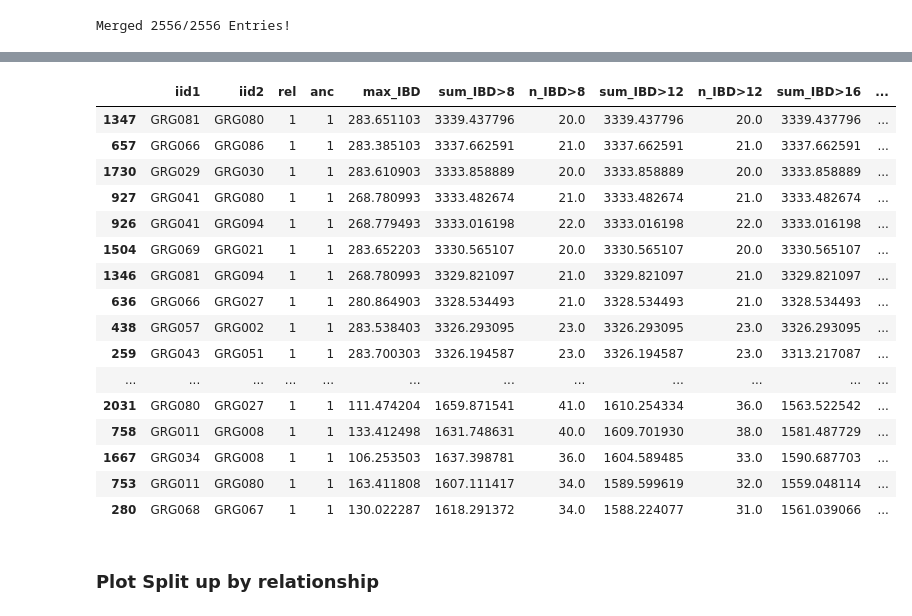
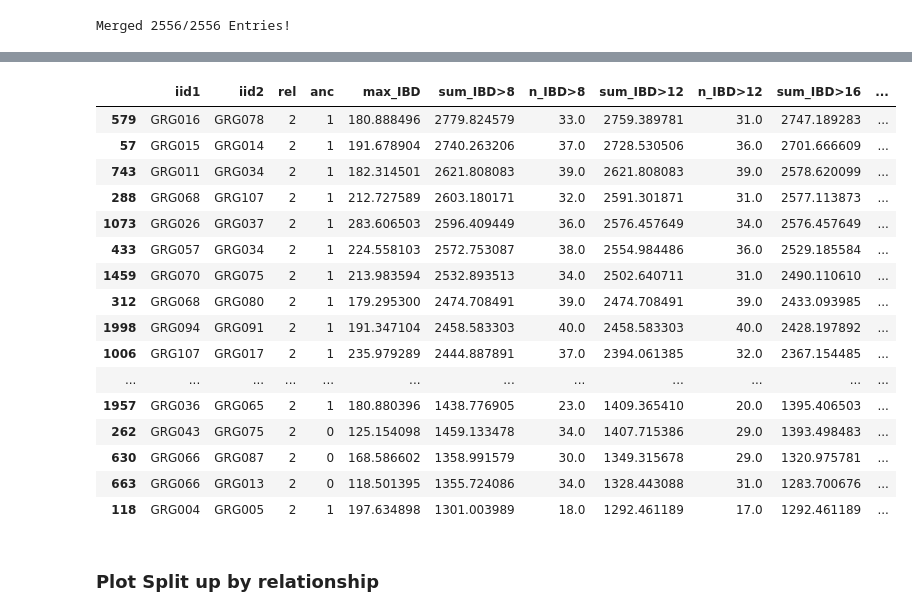
Before and after one commit to hringbauer/ibd_gurgy, a Jupyter notebook: notebooks/tree/read_tree.ipynb, the cells around one changed output, grey strips where cells are left out. Drawn from its saved outputs; the diff is of its cells as text; code cells hidden in the pictures.

```diff
--- a/notebooks/tree/read_tree.ipynb
+++ b/notebooks/tree/read_tree.ipynb
@@ -392,23 +436,23 @@ findfont: Font family ['sans-serif'] not found. Falling back to DejaVu Sans.
 # %%
-df1[df1["rel"]==1].sort_values(by="sum_IBD>12", ascending=False)[:50]
+df1[df1["rel"]==2].sort_values(by="sum_IBD>12", ascending=False)[:50]
 # %% [output]
 |  | iid1 | iid2 | rel | anc | max_IBD | sum_IBD>8 | n_IBD>8 | sum_IBD>12 | n_IBD>12 | sum_IBD>16 | ... |
-| 1347 | GRG081 | GRG080 | 1 | 1 | 283.651103 | 3339.437796 | 20.0 | 3339.437796 | 20.0 | 3339.437796 | ... |
-| 657 | GRG066 | GRG086 | 1 | 1 | 283.385103 | 3337.662591 | 21.0 | 3337.662591 | 21.0 | 3337.662591 | ... |
-| 1730 | GRG029 | GRG030 | 1 | 1 | 283.610903 | 3333.858889 | 20.0 | 3333.858889 | 20.0 | 3333.858889 | ... |
-| 927 | GRG041 | GRG080 | 1 | 1 | 268.780993 | 3333.482674 | 21.0 | 3333.482674 | 21.0 | 3333.482674 | ... |
-| 926 | GRG041 | GRG094 | 1 | 1 | 268.779493 | 3333.016198 | 22.0 | 3333.016198 | 22.0 | 3333.016198 | ... |
-| 1504 | GRG069 | GRG021 | 1 | 1 | 283.652203 | 3330.565107 | 20.0 | 3330.565107 | 20.0 | 3330.565107 | ... |
-| 1346 | GRG081 | GRG094 | 1 | 1 | 268.780993 | 3329.821097 | 21.0 | 3329.821097 | 21.0 | 3329.821097 | ... |
-| 636 | GRG066 | GRG027 | 1 | 1 | 280.864903 | 3328.534493 | 21.0 | 3328.534493 | 21.0 | 3328.534493 | ... |
-| 438 | GRG057 | GRG002 | 1 | 1 | 283.538403 | 3326.293095 | 23.0 | 3326.293095 | 23.0 | 3326.293095 | ... |
-| 259 | GRG043 | GRG051 | 1 | 1 | 283.700303 | 3326.194587 | 23.0 | 3326.194587 | 23.0 | 3313.217087 | ... |
+| 579 | GRG016 | GRG078 | 2 | 1 | 180.888496 | 2779.824579 | 33.0 | 2759.389781 | 31.0 | 2747.189283 | ... |
+| 57 | GRG015 | GRG014 | 2 | 1 | 191.678904 | 2740.263206 | 37.0 | 2728.530506 | 36.0 | 2701.666609 | ... |
+| 743 | GRG011 | GRG034 | 2 | 1 | 182.314501 | 2621.808083 | 39.0 | 2621.808083 | 39.0 | 2578.620099 | ... |
+| 288 | GRG068 | GRG107 | 2 | 1 | 212.727589 | 2603.180171 | 32.0 | 2591.301871 | 31.0 | 2577.113873 | ... |
+| 1073 | GRG026 | GRG037 | 2 | 1 | 283.606503 | 2596.409449 | 36.0 | 2576.457649 | 34.0 | 2576.457649 | ... |
+| 433 | GRG057 | GRG034 | 2 | 1 | 224.558103 | 2572.753087 | 38.0 | 2554.984486 | 36.0 | 2529.185584 | ... |
+| 1459 | GRG070 | GRG075 | 2 | 1 | 213.983594 | 2532.893513 | 34.0 | 2502.640711 | 31.0 | 2490.110610 | ... |
+| 312 | GRG068 | GRG080 | 2 | 1 | 179.295300 | 2474.708491 | 39.0 | 2474.708491 | 39.0 | 2433.093985 | ... |
+| 1998 | GRG094 | GRG091 | 2 | 1 | 191.347104 | 2458.583303 | 40.0 | 2458.583303 | 40.0 | 2428.197892 | ... |
+| 1006 | GRG107 | GRG017 | 2 | 1 | 235.979289 | 2444.887891 | 37.0 | 2394.061385 | 32.0 | 2367.154485 | ... |
 | ... | ... | ... | ... | ... | ... | ... | ... | ... | ... | ... | ... |
-| 2031 | GRG080 | GRG027 | 1 | 1 | 111.474204 | 1659.871541 | 41.0 | 1610.254334 | 36.0 | 1563.522542 | ... |
-| 758 | GRG011 | GRG008 | 1 | 1 | 133.412498 | 1631.748631 | 40.0 | 1609.701930 | 38.0 | 1581.487729 | ... |
-| 1667 | GRG034 | GRG008 | 1 | 1 | 106.253503 | 1637.398781 | 36.0 | 1604.589485 | 33.0 | 1590.687703 | ... |
-| 753 | GRG011 | GRG080 | 1 | 1 | 163.411808 | 1607.111417 | 34.0 | 1589.599619 | 32.0 | 1559.048114 | ... |
-| 280 | GRG068 | GRG067 | 1 | 1 | 130.022287 | 1618.291372 | 34.0 | 1588.224077 | 31.0 | 1561.039066 | ... |
+| 1957 | GRG036 | GRG065 | 2 | 1 | 180.880396 | 1438.776905 | 23.0 | 1409.365410 | 20.0 | 1395.406503 | ... |
+| 262 | GRG043 | GRG075 | 2 | 0 | 125.154098 | 1459.133478 | 34.0 | 1407.715386 | 29.0 | 1393.498483 | ... |
+| 630 | GRG066 | GRG087 | 2 | 0 | 168.586602 | 1358.991579 | 30.0 | 1349.315678 | 29.0 | 1320.975781 | ... |
+| 663 | GRG066 | GRG013 | 2 | 0 | 118.501395 | 1355.724086 | 34.0 | 1328.443088 | 31.0 | 1283.700676 | ... |
+| 118 | GRG004 | GRG005 | 2 | 1 | 197.634898 | 1301.003989 | 18.0 | 1292.461189 | 17.0 | 1292.461189 | ... |
 # %% [markdown]
 ### Plot Split up by relationship
 # %%
```
Also changed, not shown: parts of 11 cells of this notebook.
